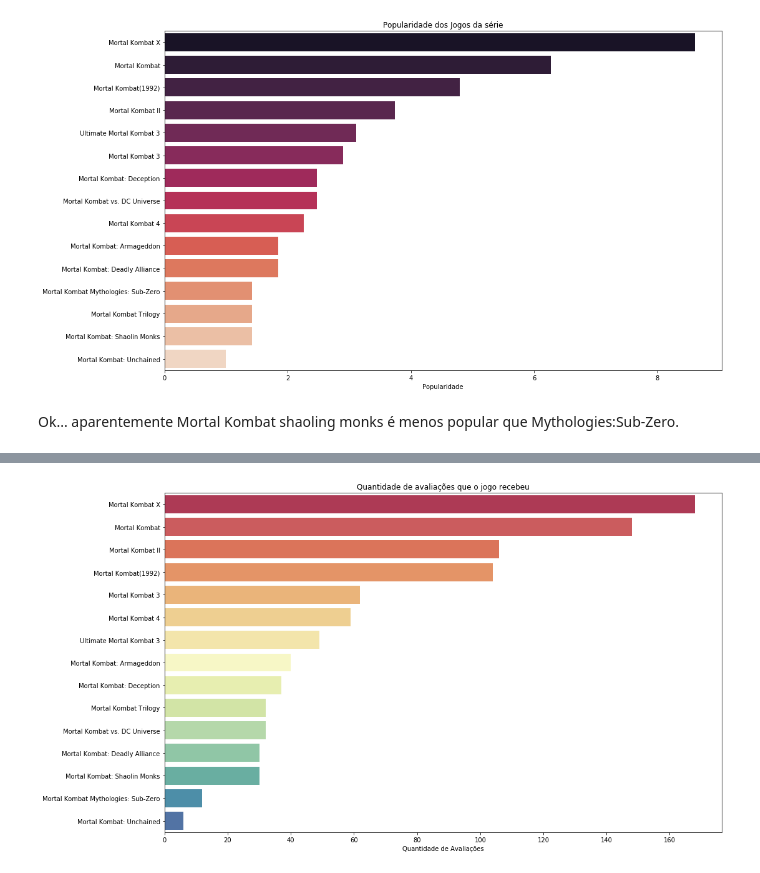
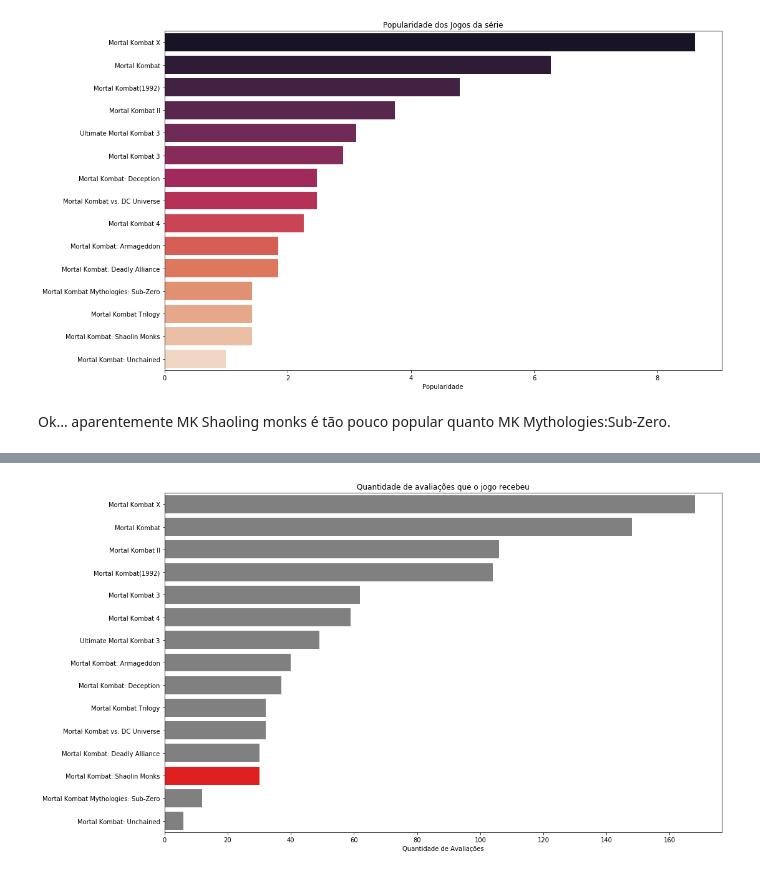
Before and after one commit to lorransr/mk_analysis, a Jupyter notebook: MK_analysis.ipynb, the cells around one changed output, grey strips where cells are left out. Cells and saved outputs as stored; diff of their text form; code cells hidden in the pictures.

```diff
--- a/MK_analysis.ipynb
+++ b/MK_analysis.ipynb
@@ -389,20 +396,22 @@ g.set_title("Popularidade dos Jogos da série");
 # %% [output]
 [figure]
 # %% [markdown]
-Ok... aparentemente Mortal Kombat shaoling monks é menos popular que Mythologies:Sub-Zero.
+Ok... aparentemente MK Shaoling monks é tão pouco popular quanto MK Mythologies:Sub-Zero.
 # %%
 df[df["name"]=="Mortal Kombat Mythologies: Sub-Zero"]
 # %% [output]
 |  | agg_rating | name | popularity | rating | release | total_rating_count | platforms | release_year |
 | 41 | NaN | Mortal Kombat Mythologies: Sub-Zero | 1.419994 | 52.878125 | 1997-10-01 | 12.0 | [[Nintendo 64], [PlayStation]] | 1997 |
 # %%
+clrs = ["grey" if (x != "Mortal Kombat: Shaolin Monks") else "red" for x in df.sort_values("total_rating_count",
+                                                                                           ascending = False).name]
 plt.figure(figsize=(16,10))
 g=sns.barplot(x="total_rating_count",
               y="name",
-              palette="Spectral",
+              palette=clrs,
               data=df.sort_values("total_rating_count",ascending=False));
 g.set_ylabel("");
 g.set_xlabel("Quantidade de Avaliações");
 g.set_title("Quantidade de avaliações que o jogo recebeu");
 # %% [output]
-[figure, old version]
+[figure, new version]
```
Also changed, not shown: parts of 3 cells of this notebook.
